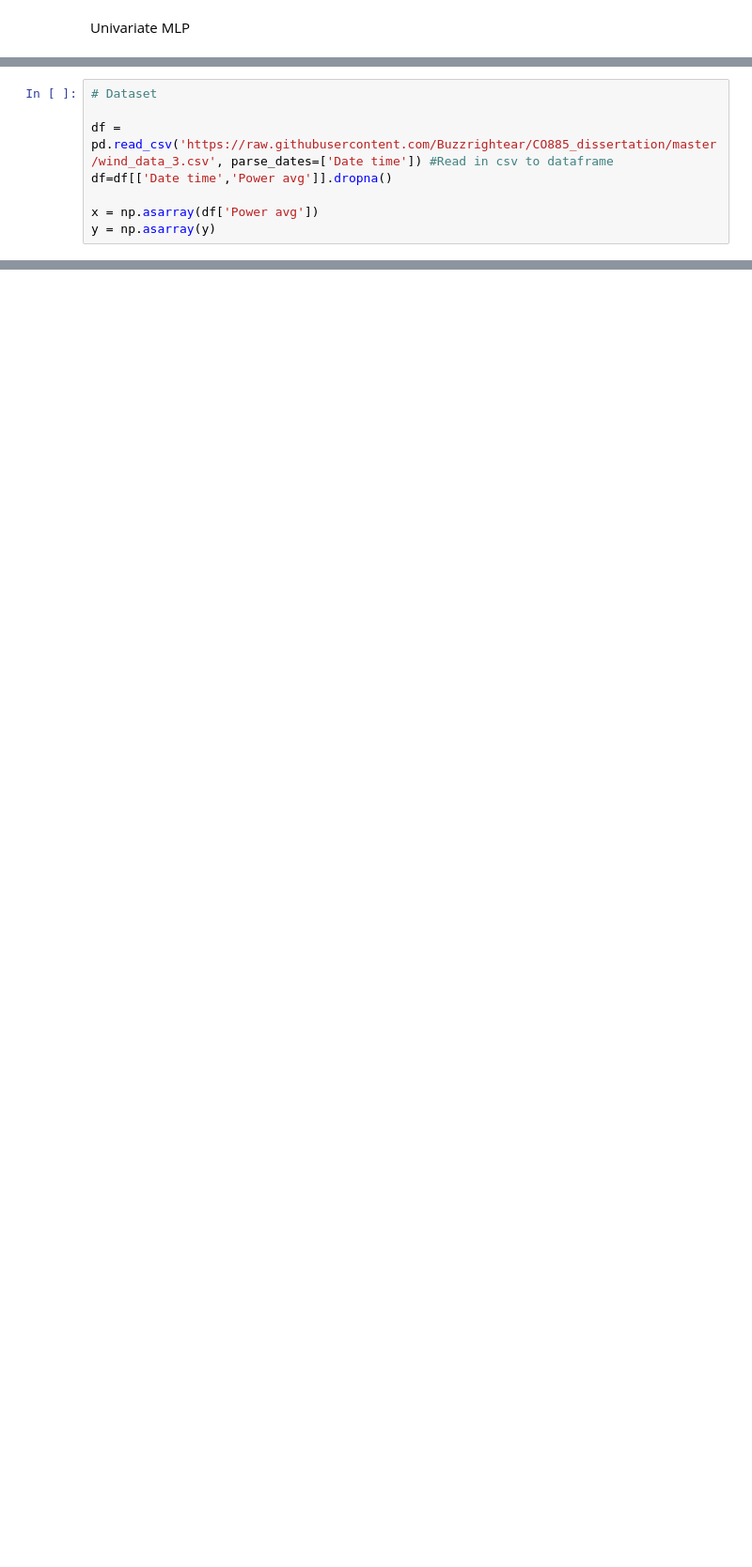
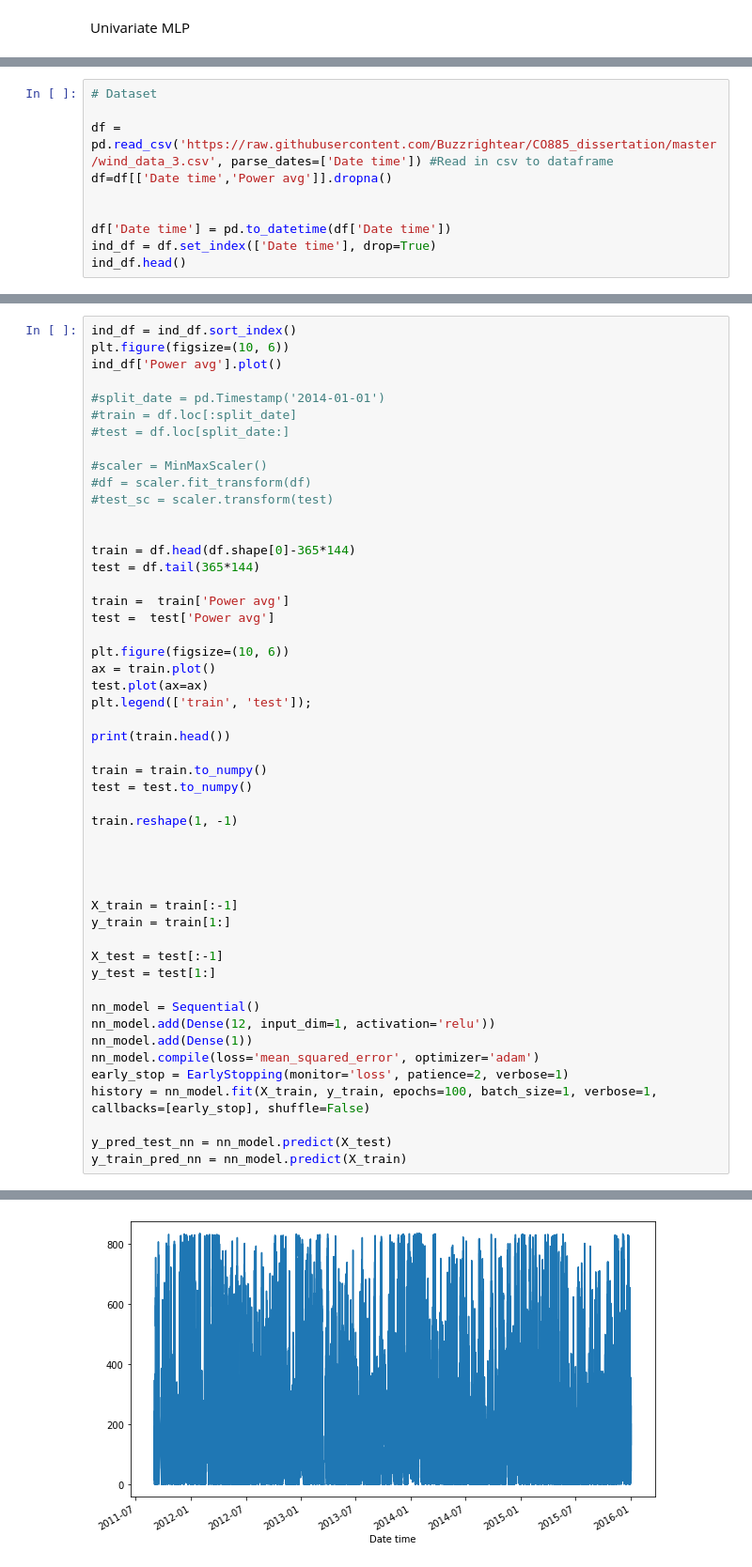
Before and after one commit to Buzzrightear/CO885_dissertation, a Jupyter notebook: MLP.ipynb, the cells around one changed output, grey strips where cells are left out. Shown: that part at 94% size. Saved outputs shown, nothing was run; the diff lists cells and outputs as text; blank space fills up the shorter version.

```diff
--- a/MLP.ipynb
+++ b/MLP.ipynb
@@ -19,5 +21,7 @@ import numpy as np
 df = pd.read_csv('https://raw.githubusercontent.com/Buzzrightear/CO885_dissertation/master/wind_data_3.csv', parse_dates=['Date time']) #Read in csv to dataframe
 df=df[['Date time','Power avg']].dropna()
 
-x = np.asarray(df['Power avg'])
-y = np.asarray(y)
+
+df['Date time'] = pd.to_datetime(df['Date time'])
+ind_df = df.set_index(['Date time'], drop=True)
+ind_df.head()
@@ -77,0 +36,51 @@ plt.show()
+# %%
+ind_df = ind_df.sort_index()
+plt.figure(figsize=(10, 6))
+ind_df['Power avg'].plot()
+
+#split_date = pd.Timestamp('2014-01-01')
+#train = df.loc[:split_date]
+#test = df.loc[split_date:]
+
+#scaler = MinMaxScaler()
+#df = scaler.fit_transform(df)
+#test_sc = scaler.transform(test)
+
+
+train = df.head(df.shape[0]-365*144)
+test = df.tail(365*144)
+
+train =  train['Power avg']
+test =  test['Power avg']
+
+plt.figure(figsize=(10, 6))
+ax = train.plot()
+test.plot(ax=ax)
+plt.legend(['train', 'test']);
+
+print(train.head())
+
+train = train.to_numpy()
+test = test.to_numpy()
+
+train.reshape(1, -1)
+
+
+
+
+X_train = train[:-1]
+y_train = train[1:]
+
+X_test = test[:-1]
+y_test = test[1:]
+
+nn_model = Sequential()
+nn_model.add(Dense(12, input_dim=1, activation='relu'))
+nn_model.add(Dense(1))
+nn_model.compile(loss='mean_squared_error', optimizer='adam')
+early_stop = EarlyStopping(monitor='loss', patience=2, verbose=1)
+history = nn_model.fit(X_train, y_train, epochs=100, batch_size=1, verbose=1, callbacks=[early_stop], shuffle=False)
+
+y_pred_test_nn = nn_model.predict(X_test)
+y_train_pred_nn = nn_model.predict(X_train)
+# %% [output]
@@ -77,0 +103 @@ plt.show()
+[figure, added]
```
Also changed, not shown: parts of 6 cells of this notebook.
